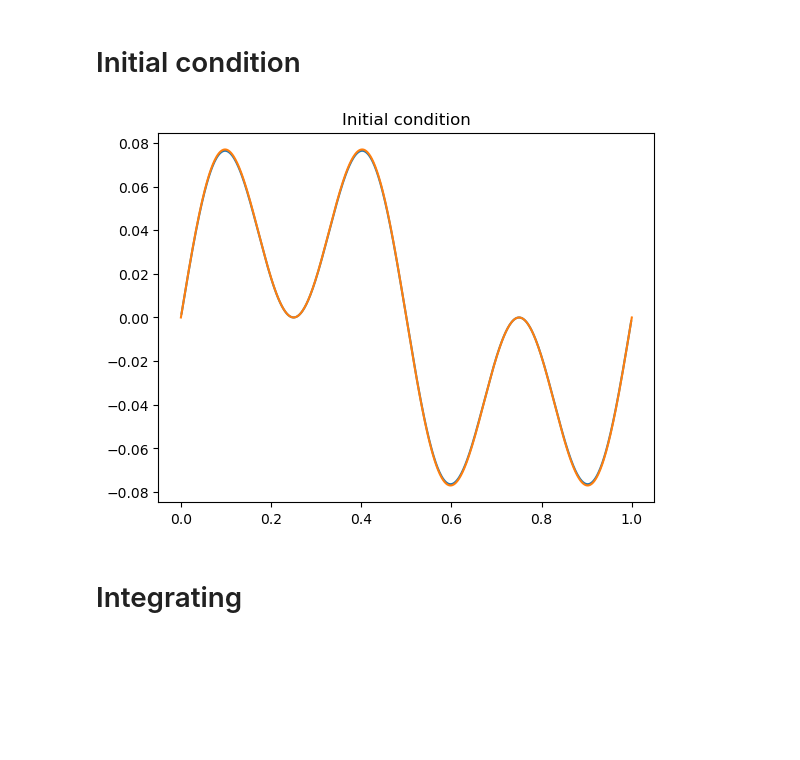
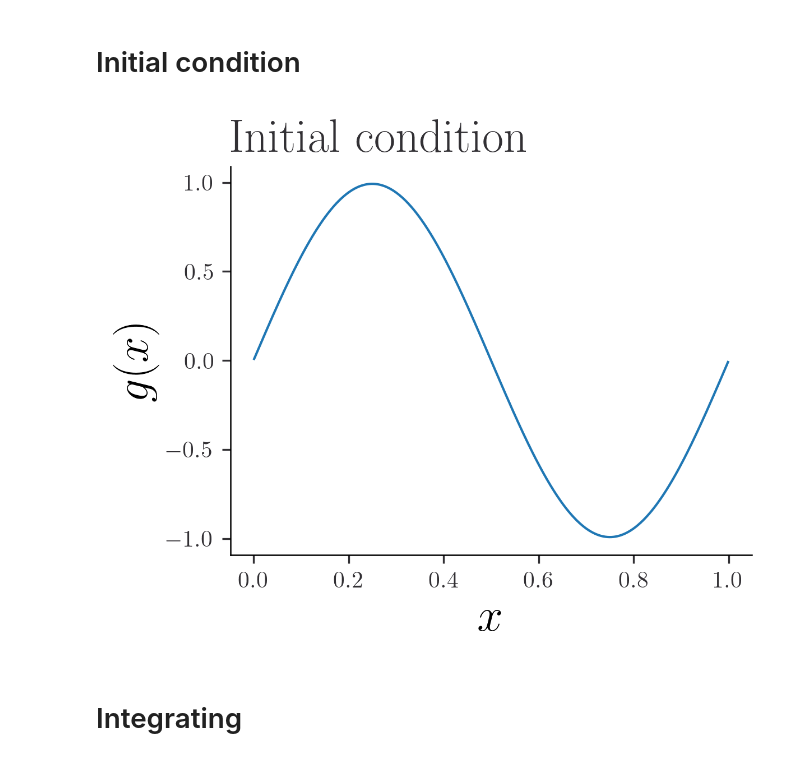
Before and after one commit to MatthieuDarcy/Kernel-NeuralNetworks-SPDEs, a Jupyter notebook: solving_elliptic/semilinear_time_dependent.ipynb, the cells around one changed output. Drawn from its saved outputs; the diff is of its cells as text; code cells hidden in the pictures; blank space fills up the shorter version.

```diff
--- a/solving_elliptic/semilinear_time_dependent.ipynb
+++ b/solving_elliptic/semilinear_time_dependent.ipynb
@@ -132,17 +136,25 @@ m_tool = measurement_tool(domain, n_meas)
 # %% [markdown]
 # Initial condition
 # %%
-u0 = lambda x: jnp.cos(2*jnp.pi*x)*jnp.sin(4*jnp.pi*x)*0.1#jnp.sin(12*jnp.pi*x)*0.01 #
+u0 = lambda x: jnp.sin(2*jnp.pi*x)#*jnp.cos(2*jnp.pi*x)*jnp.cos(4*jnp.pi*x)*0.1#jnp.sin(12*jnp.pi*x)*0.01 #
 g_init = u0(x)
 
 y_init = m_tool.project(m_tool.evaluate_at_roots(u0))
-
-plt.plot(m_tool.centers, y_init)
-plt.plot(x, g_init)
-plt.title('Initial condition')
-plt.show()
-# %% [output]
-[figure, removed]
+# %%
+plt.style.use('plot_style-Examples.txt')
+
+
+fig = plt.figure(figsize = (4,3))
+
+plt.plot(m_tool.centers, y_init, color = "tab:blue")
+#plt.plot(x, g_init)
+plt.title('Initial condition')
+plt.xlabel(r'$x$')
+plt.ylabel(r'$g(x)$')
+plt.savefig('figures/allen_cahn/initial_condition.png', bbox_inches = 'tight')
+plt.show()
+# %% [output]
+[figure, added]
 # %% [markdown]
 # Integrating
 # %%
```
Also changed, not shown: parts of 13 cells of this notebook, 3 other files.
